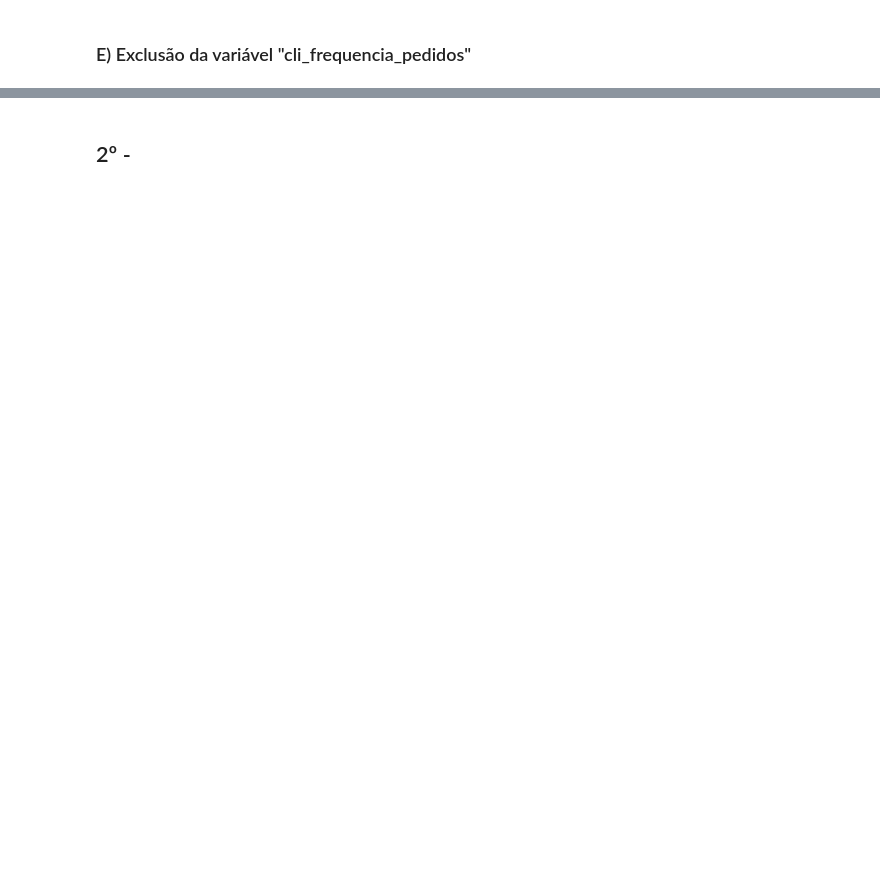
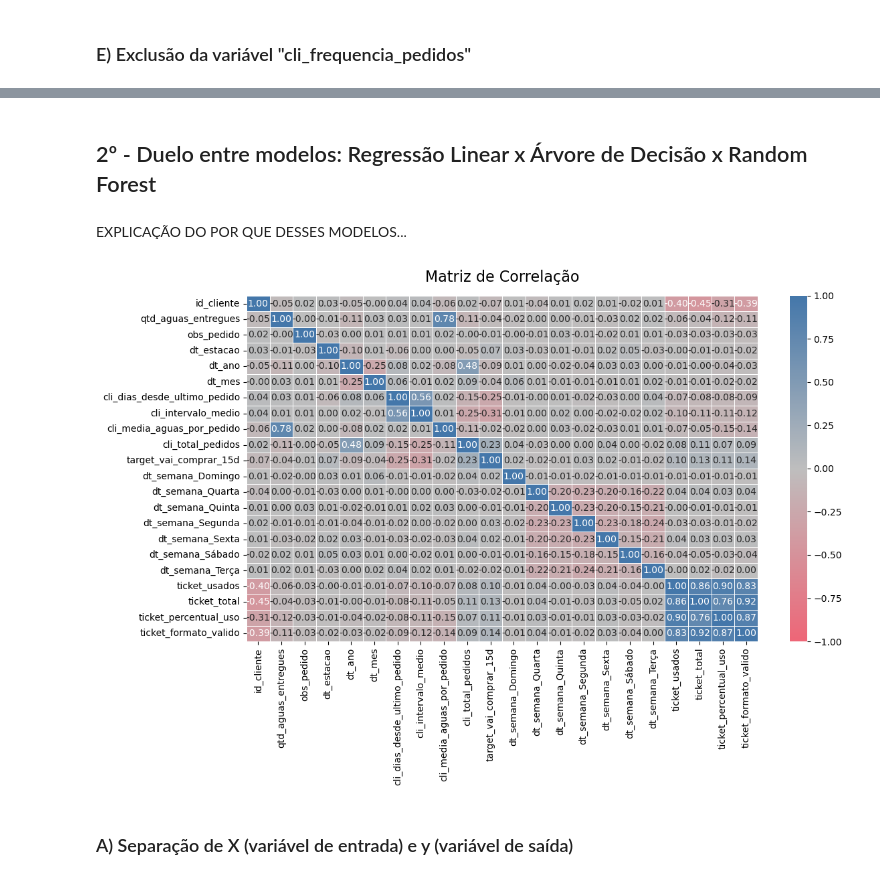
Before and after one commit to Fernandonneto/Projeto_Real_-_Previsao_Recompra_Agua_Mineral_Machine_Learning, a Jupyter notebook: 4 - Machine Learning/machine_learning.ipynb, the cells around one changed output, grey strips where cells are left out. Cells and saved outputs as stored; diff of their text form; code cells hidden in the pictures; blank space fills up the shorter version.

```diff
--- a/4 - Machine Learning/machine_learning.ipynb
+++ b/4 - Machine Learning/machine_learning.ipynb
@@ -161,2 +235,52 @@ df_ml.head()
 # %% [markdown]
-## 2º -
+## 2º - Duelo entre modelos: Regressão Linear x Árvore de Decisão x Random Forest
+# %% [markdown]
+EXPLICAÇÃO DO POR QUE DESSES MODELOS...
+# %%
+# Paleta de cores padrão do projeto
+PALETA = {
+    "azul": "#4477AA",
+    "vermelho": "#EE6677",
+    "verde": "#228833",
+    "roxo": "#AA3377",
+    "amarelo": "#C8A600",
+    "cinza": "#BEBEBE",
+    "preto": "#000000"
+}
+
+# Mapa de cores personalizado
+cmap = LinearSegmentedColormap.from_list(
+    "custom_cmap",
+    [PALETA["vermelho"], PALETA["cinza"], PALETA["azul"]]
+)
+
+# Variáveis apenas númericas para o cálculo da matriz de correlação
+df_numerico = df_ml.select_dtypes(include=['number'])
+
+# Calculo da matriz de correlação
+matriz_corr = df_numerico.corr()
+
+# Configuração do tamanho da figura
+plt.figure(figsize=(12, 8))
+
+# Mapa de calor
+sns.heatmap(
+    matriz_corr,
+    annot=True,
+    fmt=".2f",
+    cmap=cmap,
+    vmin=-1,
+    vmax=1,
+    linewidths=0.5
+)
+
+# Título e ajuste do layout
+plt.title("Matriz de Correlação", fontsize=16, pad=15)
+plt.tight_layout()
+
+# Exibição do gráfico
+plt.show()
+# %% [output]
+[figure, added]
+# %% [markdown]
+### A) Separação de X (variável de entrada) e y (variável de saída)
```
Also changed, not shown: parts of 15 cells of this notebook, 1 other file.
